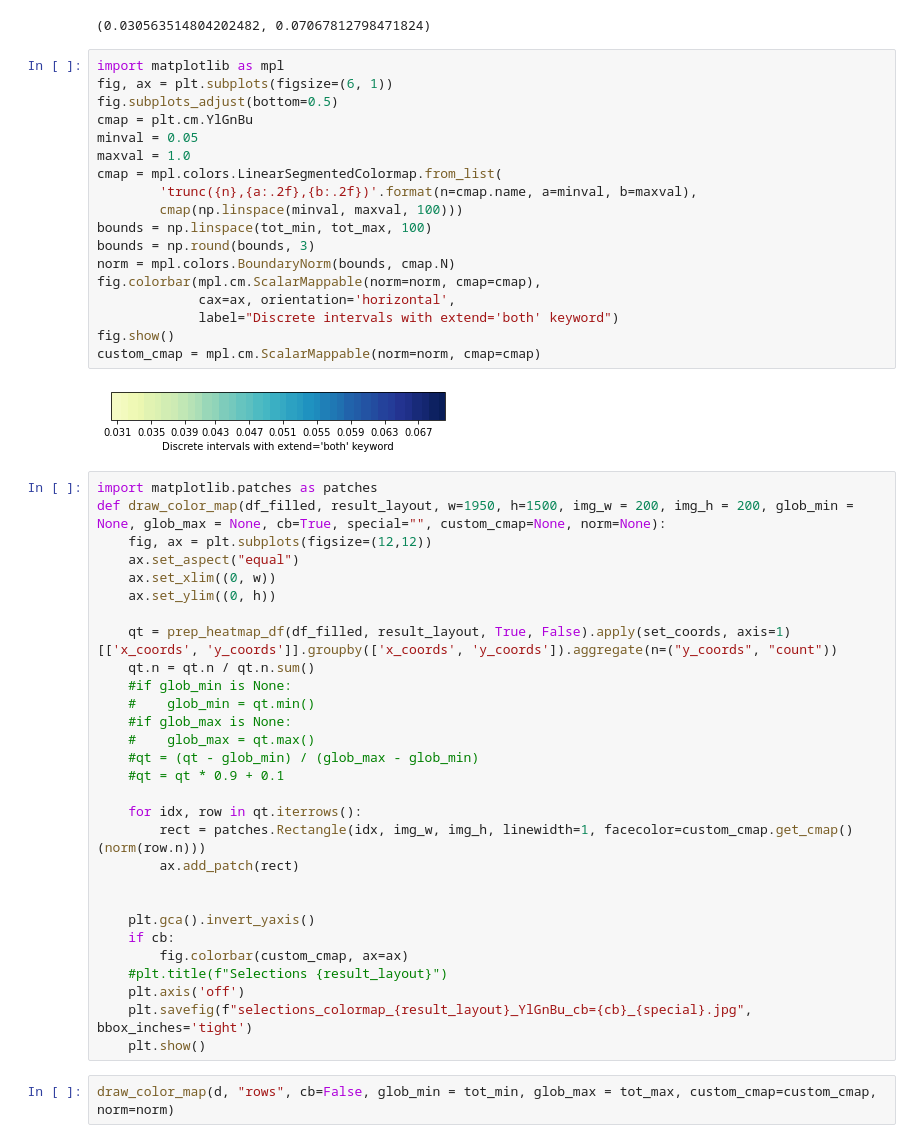
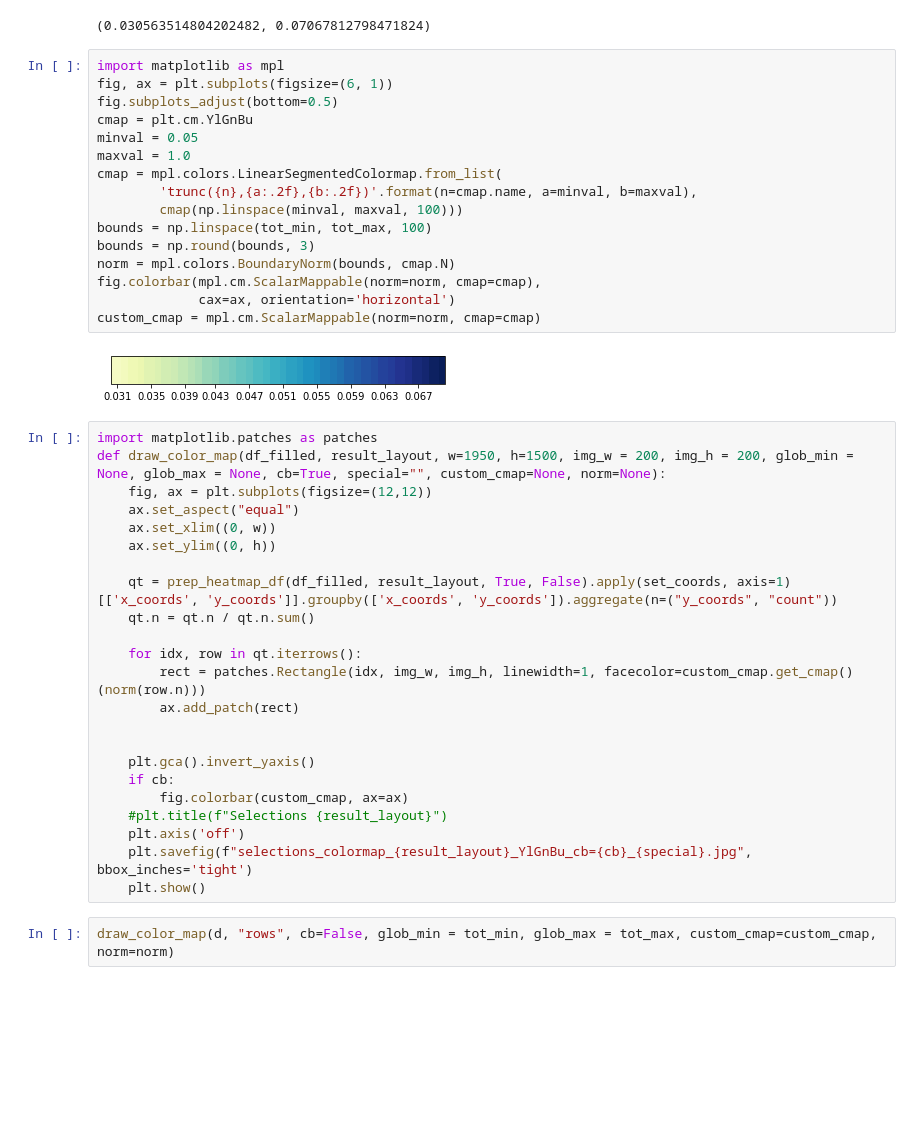
Before and after one commit to pdokoupil/presentation-bias-in-user-studies, a Jupyter notebook: PlotGeneration.ipynb, the cells around one changed output. Saved outputs shown, nothing was run; the diff lists cells and outputs as text; blank space fills up the shorter version.

```diff
--- a/PlotGeneration.ipynb
+++ b/PlotGeneration.ipynb
@@ -542,23 +451,21 @@ tot_min, tot_max
 # %%
 import matplotlib as mpl
 fig, ax = plt.subplots(figsize=(6, 1))
 fig.subplots_adjust(bottom=0.5)
 cmap = plt.cm.YlGnBu
 minval = 0.05
 maxval = 1.0
 cmap = mpl.colors.LinearSegmentedColormap.from_list(
         'trunc({n},{a:.2f},{b:.2f})'.format(n=cmap.name, a=minval, b=maxval),
         cmap(np.linspace(minval, maxval, 100)))
 bounds = np.linspace(tot_min, tot_max, 100)
 bounds = np.round(bounds, 3)
 norm = mpl.colors.BoundaryNorm(bounds, cmap.N)
 fig.colorbar(mpl.cm.ScalarMappable(norm=norm, cmap=cmap),
-             cax=ax, orientation='horizontal',
-             label="Discrete intervals with extend='both' keyword")
-fig.show()
+             cax=ax, orientation='horizontal')
 custom_cmap = mpl.cm.ScalarMappable(norm=norm, cmap=cmap)
 # %% [output]
-[figure, old version]
+[figure, new version]
 # %%
 import matplotlib.patches as patches
 def draw_color_map(df_filled, result_layout, w=1950, h=1500, img_w = 200, img_h = 200, glob_min = None, glob_max = None, cb=True, special="", custom_cmap=None, norm=None):
@@ -569,12 +476,6 @@ def draw_color_map(df_filled, result_layout, w=1950, h=1500, img_w = 200, img_h
 
     qt = prep_heatmap_df(df_filled, result_layout, True, False).apply(set_coords, axis=1)[['x_coords', 'y_coords']].groupby(['x_coords', 'y_coords']).aggregate(n=("y_coords", "count"))
     qt.n = qt.n / qt.n.sum()
-    #if glob_min is None:
-    #    glob_min = qt.min()
-    #if glob_max is None:
-    #    glob_max = qt.max()
-    #qt = (qt - glob_min) / (glob_max - glob_min)
-    #qt = qt * 0.9 + 0.1
 
     for idx, row in qt.iterrows():
         rect = patches.Rectangle(idx, img_w, img_h, linewidth=1, facecolor=custom_cmap.get_cmap()(norm(row.n)))
```
Also changed, not shown: parts of 49 cells of this notebook, 1 other file.
